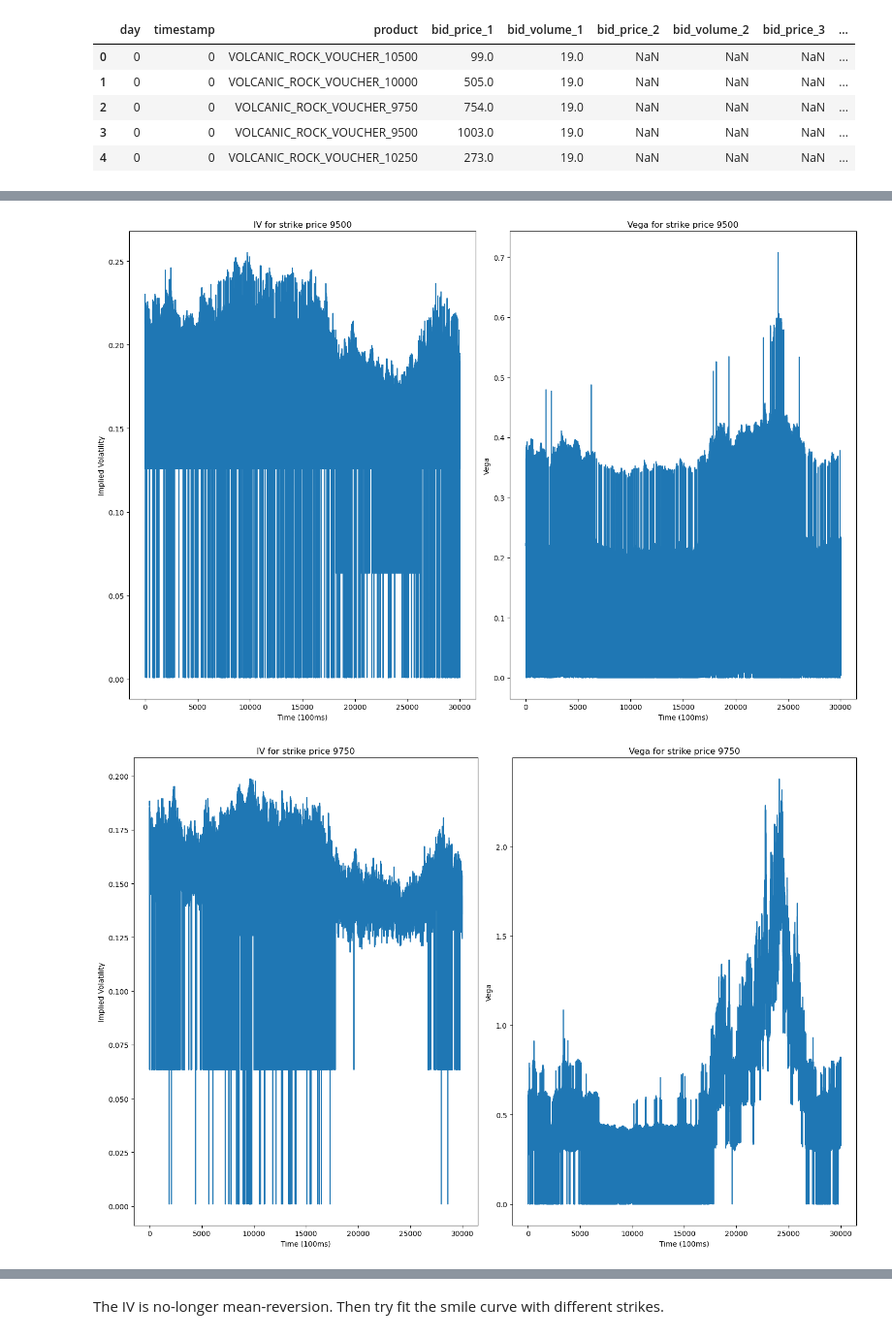
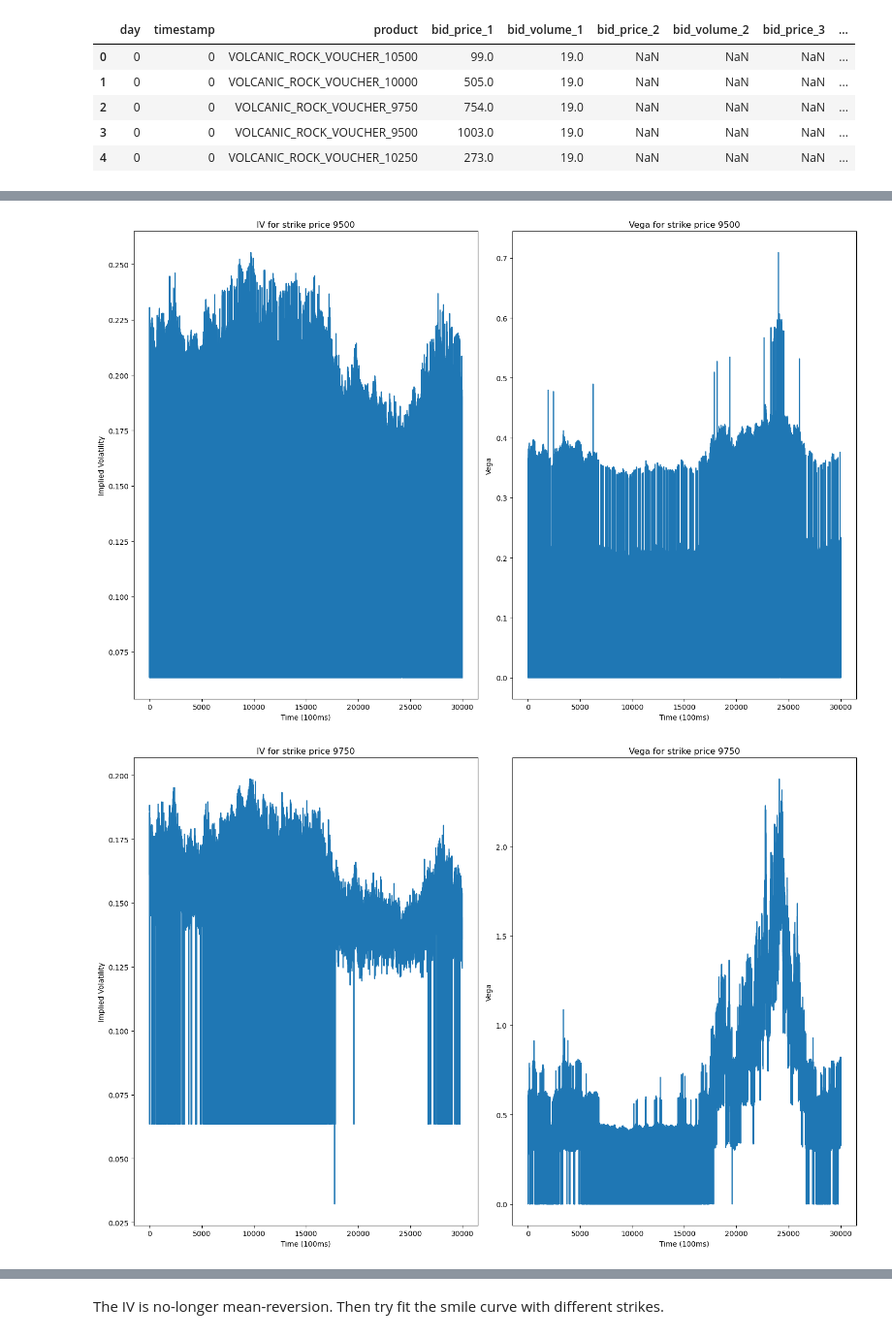
Before and after one commit to Edwin-yin/imc-prosperity-2, a Jupyter notebook: round3_new/vol_smile.ipynb, the cells around one changed output, grey strips where cells are left out. Shown at 97% size. Drawn from its saved outputs; the diff is of its cells as text; code cells hidden in the pictures.

```diff
--- a/round3_new/vol_smile.ipynb
+++ b/round3_new/vol_smile.ipynb
@@ -168,21 +258,21 @@ Std of IV for strike price 10500: 0.005603019794725998
 # %%
 for strike in STRIKES:
     option = pd.read_csv(f"./option_data/VOLCANIC_ROCK_VOUCHER_{strike}.csv", sep=';')
     fig, ax = plt.subplots(1, 2, figsize=(15, 10))
-    ax[0].plot(option['implied_volatility'])
+    ax[0].plot(option['implied_volatility'].replace(0, np.nan).ffill())
     ax[0].set_title("IV for strike price " + str(strike))
     ax[0].set_xlabel("Time (100ms)")
     ax[0].set_ylabel("Implied Volatility")
 
     ax[1].plot(option['vega'])
     ax[1].set_title("Vega for strike price " + str(strike))
     ax[1].set_xlabel("Time (100ms)")
     ax[1].set_ylabel("Vega")
     plt.tight_layout()
     plt.plot()
 # %% [output]
-[figure, old version]
+[figure, new version]
-[figure, old version]
+[figure, new version]
 [figure]
 [figure]
 [figure]
```
Also changed, not shown: parts of 38 cells of this notebook, 11 other files.
